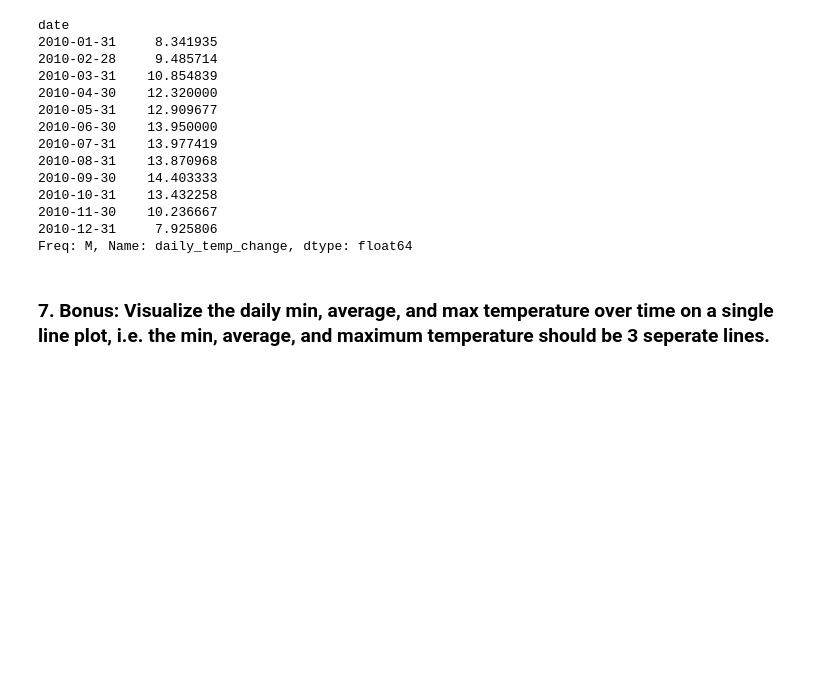
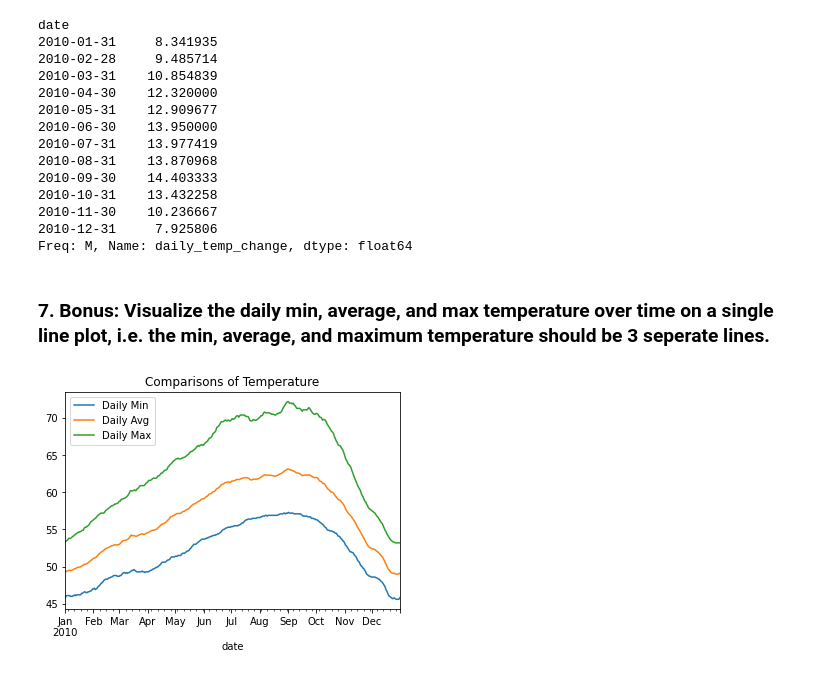
Before and after one commit to DesireeMcElroy/time-series-exercises, a Jupyter notebook: time-series-exercises.ipynb, the cells around one changed output. Saved outputs shown, nothing was run; the diff lists cells and outputs as text; code cells hidden in the pictures; blank space fills up the shorter version.

Commit message:
correcting graph

```diff
--- a/time-series-exercises.ipynb
+++ b/time-series-exercises.ipynb
@@ -136,6 +136,10 @@ Freq: M, Name: daily_temp_change, dtype: float64
 # %% [markdown]
 ### 7. Bonus: Visualize the daily min, average, and max temperature over time on a single line plot, i.e. the min, average, and maximum temperature should be 3 seperate lines.
 # %%
-# df.resample('D').min().Close.plot(label='Daily Min')
-# df.resample('D').mean().Close.plot(label='Daily Avg')
-# df.resample('D').max().Close.plot(label='Daily Max')
+df.resample('D').min().temp.plot(label='Daily Min')
+df.resample('D').mean().temp.plot(label='Daily Avg')
+df.resample('D').max().temp.plot(label='Daily Max')
+plt.title('Comparisons of Temperature')
+plt.legend();
+# %% [output]
+[figure, added]
```
